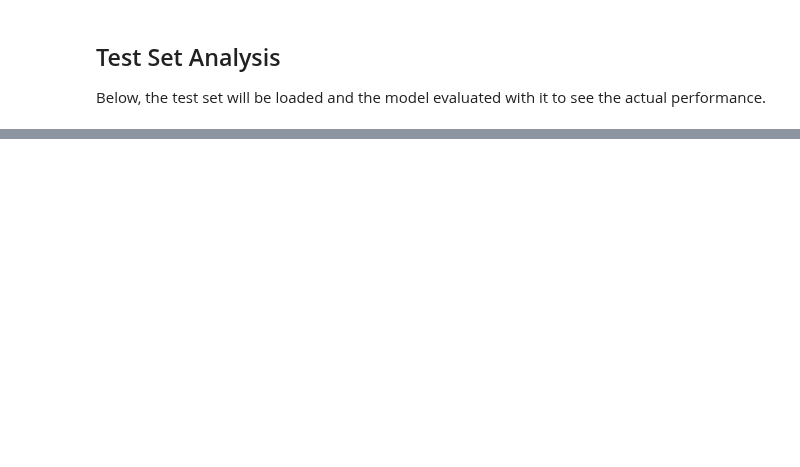
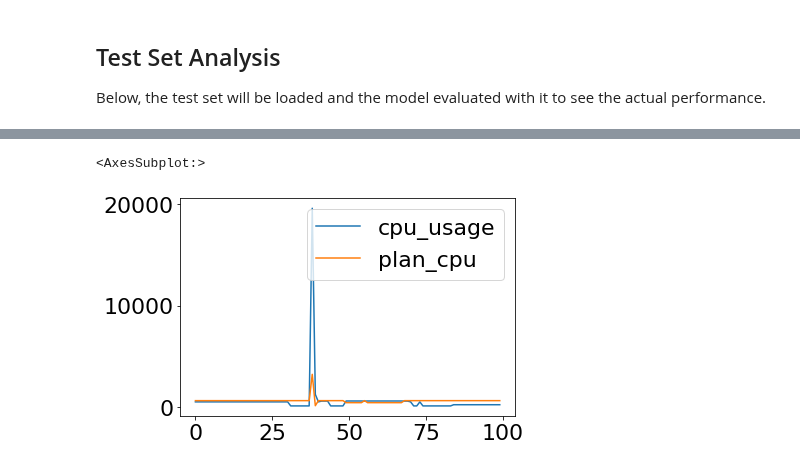
Before and after one commit to MyGodItsFull0fStars/alibaba_clusterdata, a Jupyter notebook: cluster-trace-gpu-v2020/prediction/lstm_general_prediction.ipynb, the cells around one changed output, grey strips where cells are left out. Saved outputs shown, nothing was run; the diff lists cells and outputs as text; code cells hidden in the pictures; blank space fills up the shorter version.

```diff
--- a/cluster-trace-gpu-v2020/prediction/lstm_general_prediction.ipynb
+++ b/cluster-trace-gpu-v2020/prediction/lstm_general_prediction.ipynb
@@ -353,0 +395,6 @@ actual_data_df = dataset.y_scaler.inverse_normalization_df(actual_data_df)
+# %%
+prediction_df['plan_cpu'] = test['plan_cpu']
+prediction_df.iloc[0:100].plot.line()
+# %% [output]
+<AxesSubplot:>
+[figure, added]
```
Also changed, not shown: parts of 21 cells of this notebook, 3 other files.
